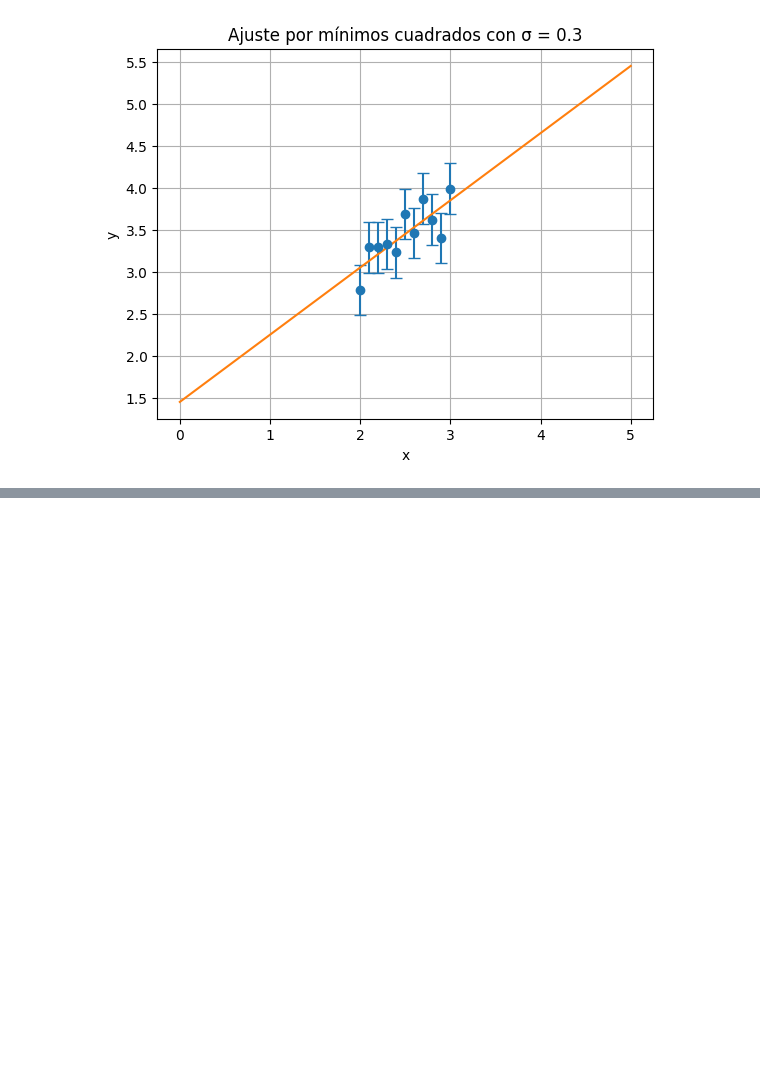
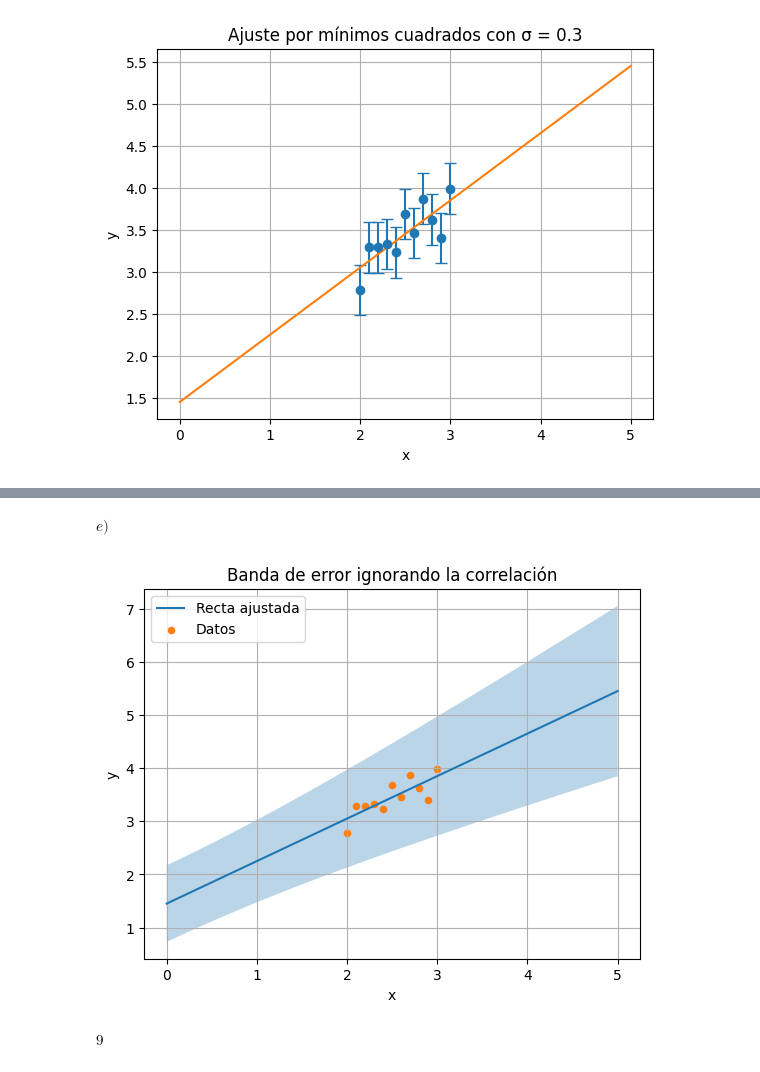
Before and after one commit to arirodriguez001/Teorica-1, a Jupyter notebook: OneDrive/Escritorio/python/MEFE/guia6.ipynb, the cells around one changed output, grey strips where cells are left out. Cells and saved outputs as stored; diff of their text form; code cells hidden in the pictures; blank space fills up the shorter version.

```diff
--- a/OneDrive/Escritorio/python/MEFE/guia6.ipynb
+++ b/OneDrive/Escritorio/python/MEFE/guia6.ipynb
@@ -46,0 +76,26 @@ plt.show()
+# %% [markdown]
+$e)$
+# %%
+
+var_a1 = sigma**2 * Sxx / Delta
+var_a2 = sigma**2 * N / Delta
+
+x_pred = np.linspace(0, 5, 200)
+y_pred = a1 + a2 * x_pred
+
+var_ign = var_a1 + x_pred**2 * var_a2
+std_ign = np.sqrt(var_ign)
+
+plt.plot(x_pred, y_pred, label='Recta ajustada')
+plt.fill_between(x_pred, y_pred - std_ign, y_pred + std_ign, alpha=0.3)
+plt.scatter(x, y, s=20, marker='o', label='Datos')
+plt.xlabel("x")
+plt.ylabel("y")
+plt.title("Banda de error ignorando la correlación")
+plt.grid(True)
+plt.legend()
+plt.show()
+# %% [output]
+[figure, added]
+# %% [markdown]
+$9$
```
Also changed, not shown: parts of 13 cells of this notebook.
